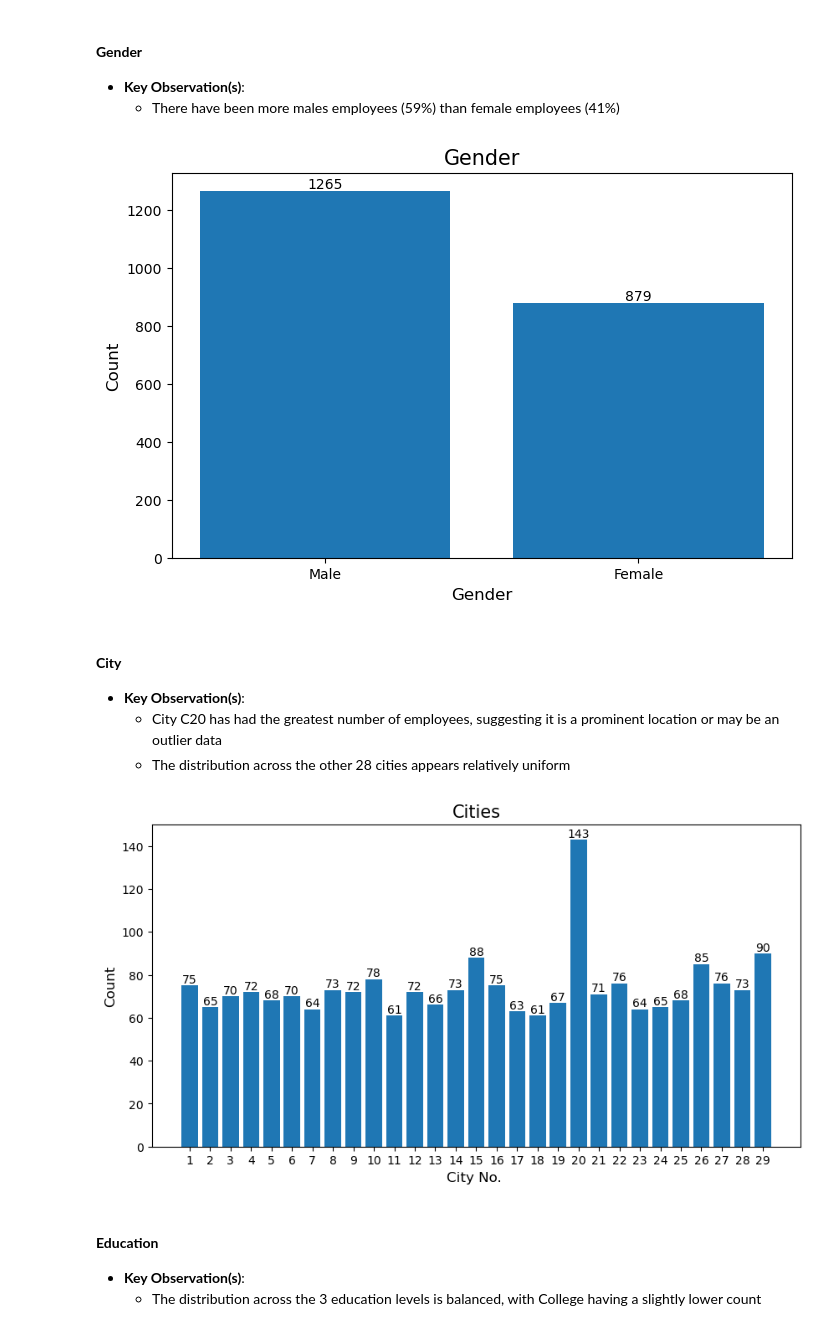
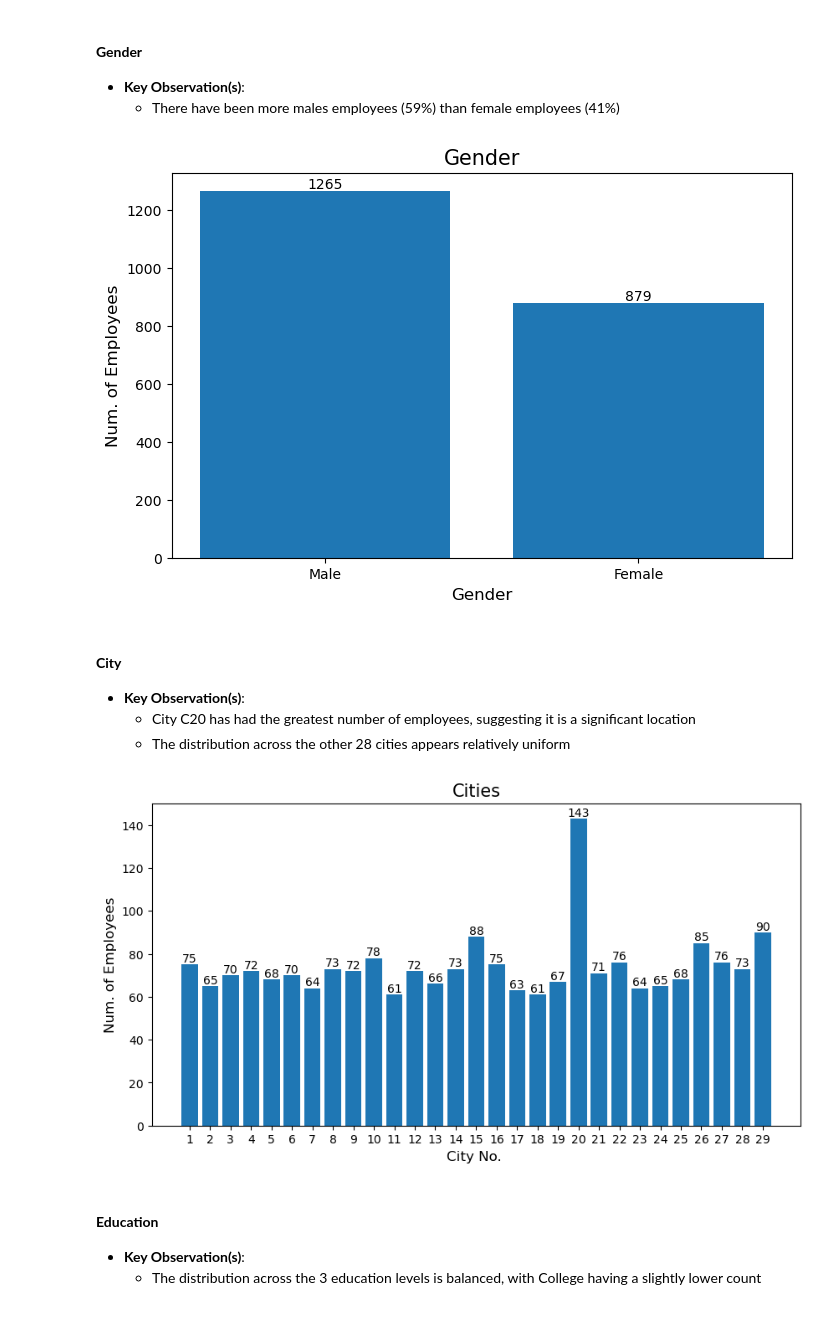
Before and after one commit to exocetfalling/CS105, a Jupyter notebook: project/CS105 Project Submission Part I 2025.ipynb, the cells around one changed output. Cells and saved outputs as stored; diff of their text form; code cells hidden in the pictures.

```diff
--- a/project/CS105 Project Submission Part I 2025.ipynb
+++ b/project/CS105 Project Submission Part I 2025.ipynb
@@ -522,3 +421,7 @@ Rows below upper bound (10068493.75): 304
+# %%
+# Drop the 3 outliers
+top_3_outliers = df.sort_values("Total_Sales_Acquired", ascending=False).head(3)
+df.drop(top_3_outliers.index, inplace=True)
 # %% [markdown]
 **Size after Handling Outliers**
 - **Rows**: 2144
@@ -933,19 +796,2 @@ Name: proportion, dtype: float64
 # %% [markdown]
 #### **Designation**
-# %%
-unique_count = df.Designation.nunique()
-n_rows, n_cols = df.shape
-print(f"# unique types of designations : {unique_count}")
-print(f"# rows : {n_rows}")
-print()
-
-classes = df.Designation.unique()
-print(f"Types of designation : {classes}")
-print()
-
-df["Designation"] = df["Designation"].astype(str)     ## convert the variable to a string so that it is treated categorical
-data = df["Designation"].value_counts(normalize=False)
-data2 = df["Designation"].value_counts(normalize=True)
-print(data)
-print()
-data2
@@ -991,0 +853,20 @@ df[["Total_Sales_Acquired"]].describe()
+# %%
+stillWorking = df[(df['Last_Work_Date']=="31/12/2017")].shape[0]
+dec2017 = df[(df['Date']=="2017-12-01")].shape[0]
+print(f"Still Working in Dec 2017: {stillWorking}")
+print(f"Quit in Dec 2017: {dec2017-stillWorking}")
+
+date_data = df["Date"].value_counts(normalize=False)
+date_level = date_data.index
+
+plt.figure(figsize=(10,5))
+bars = plt.bar(date_level, date_data, width=15)
+
+for bar in bars:
+    plt.text(bar.get_x() + bar.get_width()/2, bar.get_height(), f'{bar.get_height()}', ha='center', va='bottom', fontsize=10)
+
+plt.title("Date", fontsize=15)
+plt.xlabel("Date", fontsize=12)
+plt.xticks(date_level, date_level.strftime('%b %Y'), rotation=90, fontsize=10)
+plt.ylabel("Num. of Employees", fontsize=12)
+plt.show()
@@ -1037,24 +915,24 @@ plt.show()
 # %%
 gender_data = df["Gender"].value_counts(normalize=False)
 gender_level = gender_data.index
 
 plt.figure(figsize=(8,5))
 bars = plt.bar(gender_level, gender_data)
 
 for bar in bars:
     plt.text(bar.get_x() + bar.get_width()/2, bar.get_height(), f'{bar.get_height()}', ha='center', va='bottom', fontsize=10)
 
 plt.title("Gender", fontsize=15)
 plt.xlabel("Gender", fontsize=12)
 # plt.xticks(gender_level, ['Male', 'Female'])
-plt.ylabel("Count", fontsize=12)
+plt.ylabel("Num. of Employees", fontsize=12)
 plt.show()
 # %% [output]
-[figure, old version]
+[figure, new version]
 # %% [markdown]
 #### **City** <a id="p3b5"></a>
 - **Key Observation(s)**:
-    - City C20 has had the greatest number of employees, suggesting it is a prominent location or may be an outlier data
+    - City C20 has had the greatest number of employees, suggesting it is a significant location
     - The distribution across the other 28 cities appears relatively uniform
 # %%
 city_data = df["City_Encoded"].value_counts(normalize=False)
@@ -1069,10 +947,10 @@ for bar in bars:
 plt.title("Cities", fontsize=15)
 plt.xlabel("City No. ", fontsize=12)
 plt.xticks(range(1, 30))
-plt.ylabel("Count", fontsize=12)
+plt.ylabel("Num. of Employees", fontsize=12)
 plt.show()
 # %% [output]
-[figure, old version]
+[figure, new version]
 # %% [markdown]
 #### **Education** <a id="p3b6"></a>
 - **Key Observation(s)**:
```
Also changed, not shown: parts of 50 cells of this notebook.
